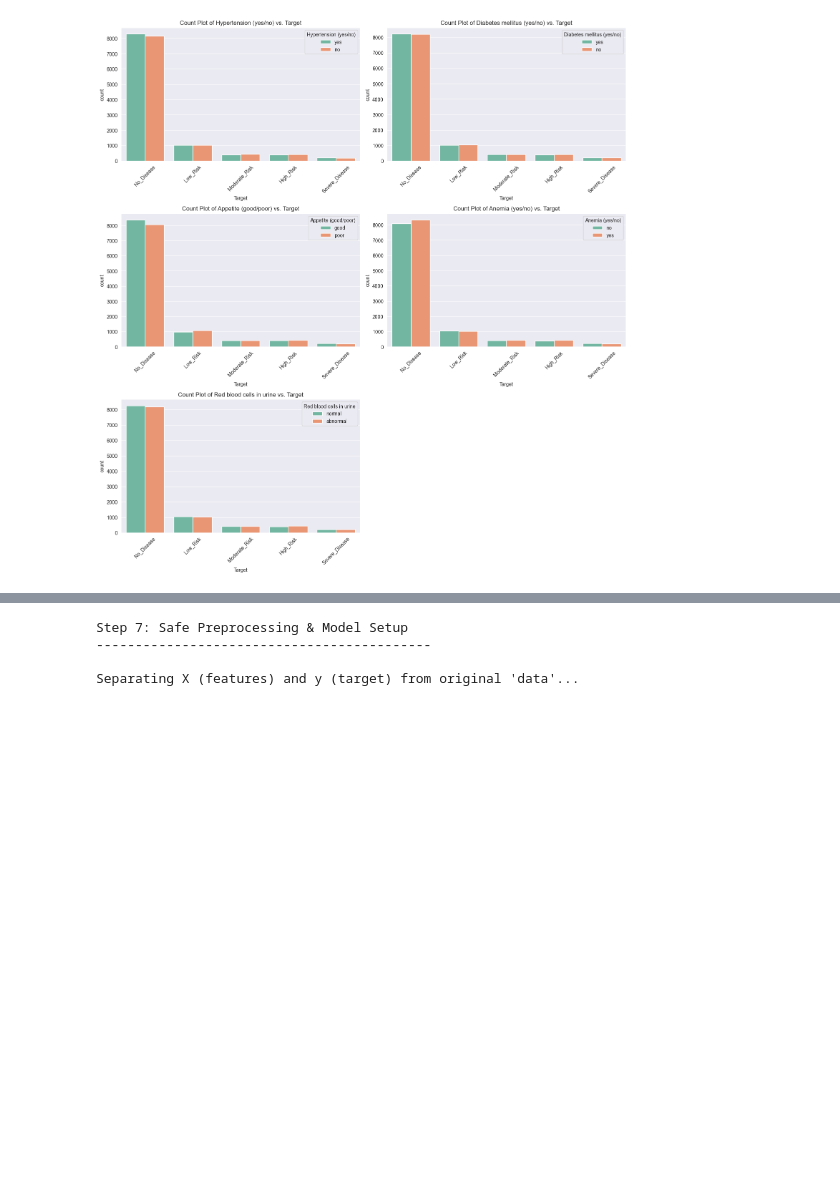
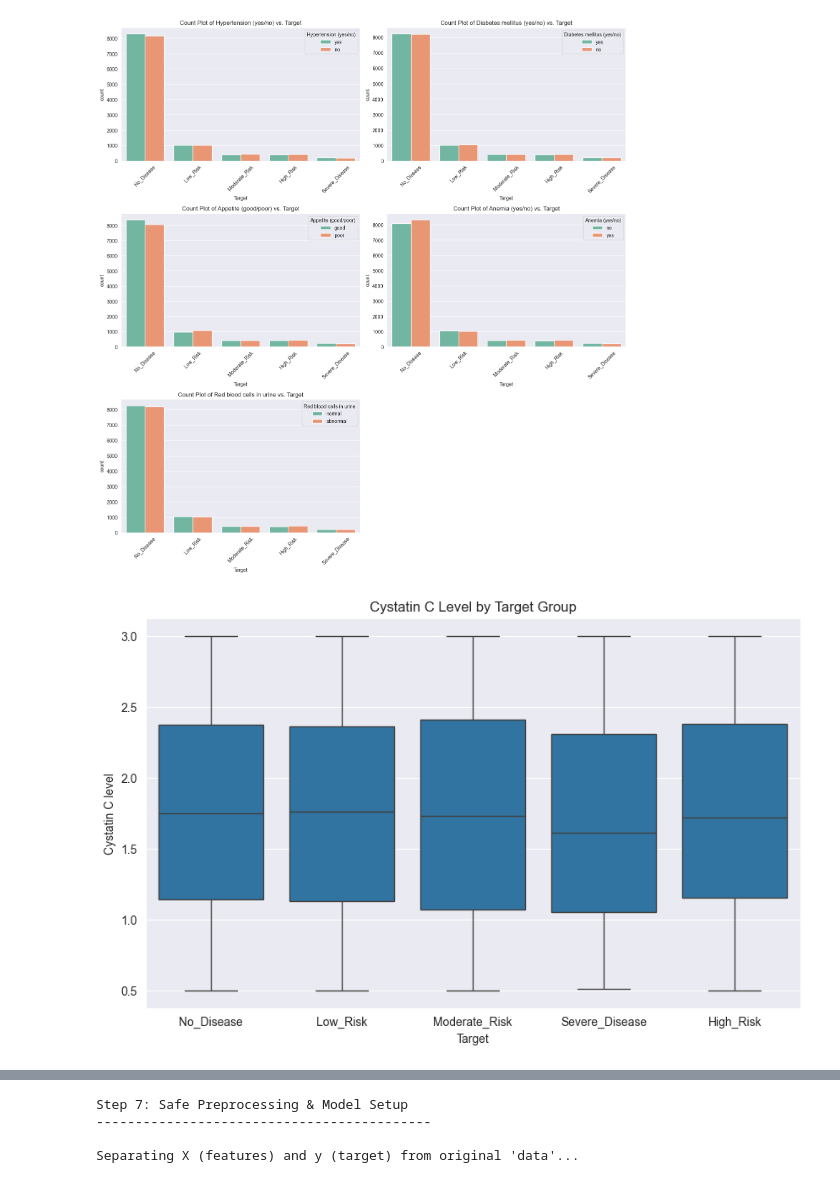
Before and after one commit to mazen787/DEPI-Final-Project, a Jupyter notebook: notebooks/experiments.ipynb, the cells around one changed output, grey strips where cells are left out. Cells and saved outputs as stored; diff of their text form; code cells hidden in the pictures; blank space fills up the shorter version.

```diff
--- a/notebooks/experiments.ipynb
+++ b/notebooks/experiments.ipynb
@@ -4,7 +4,7 @@ import numpy as np
 
 print("Step 1: Libraries imported. Loading data...")
 
-file_path = 'kidney_disease_dataset.csv'
+file_path = 'D:\\depi project\\DEPI-Final-Project\\data\\kidney_disease_dataset.csv'
 
 # 'try...except' is a way to handle errors.
 # If the file isn't found, it will print a friendly error message
@@ -210,3 +210,11 @@ plt.show()
 Step 5: Analyzing Categorical Features vs. Target
 --------------------------------------------------
 [figure]
+# %%
+# 1 Correlation Heatmap
+plt.figure(figsize=(10, 6))
+sns.boxplot(data=data, x="Target", y="Cystatin C level")
+plt.title("Cystatin C Level by Target Group")
+plt.show()
+# %% [output]
+[figure, added]
```
Also changed, not shown: parts of 3 cells of this notebook, 2 other files.
